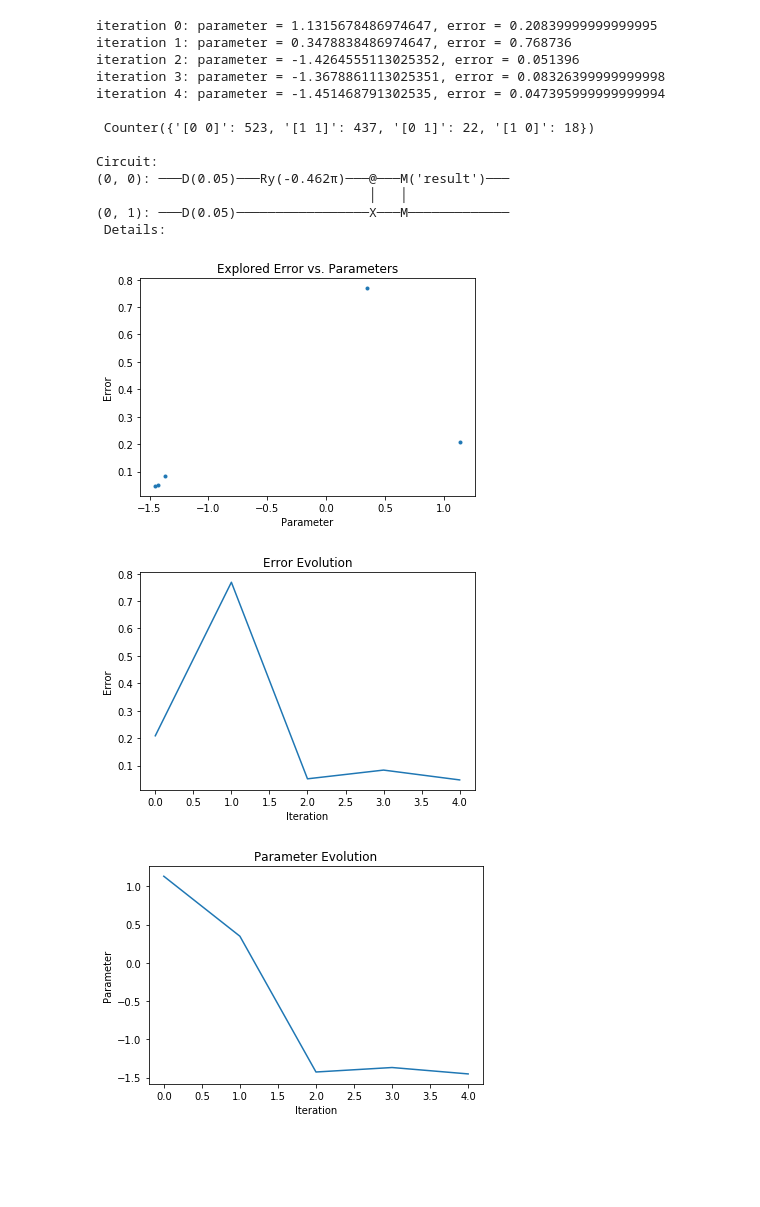
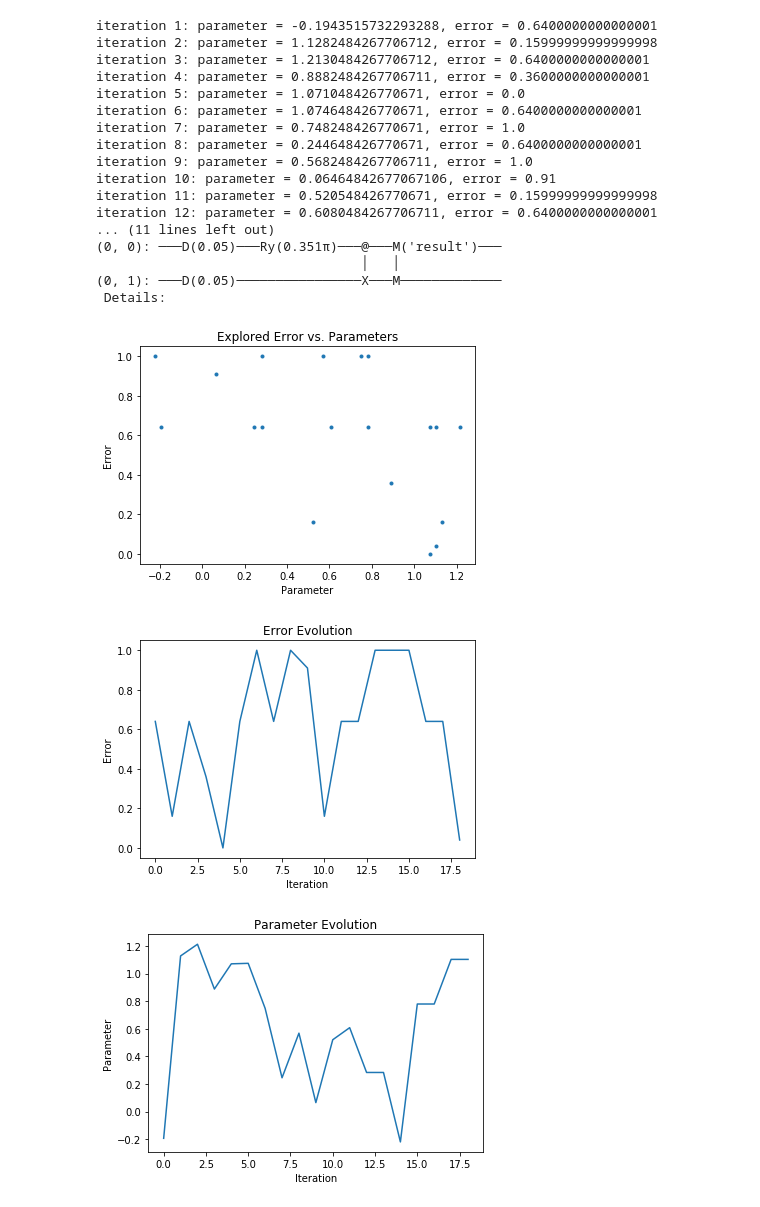
Before and after one commit to sebgrijalva/Cirq-code, a Jupyter notebook: QOSF/task2.ipynb, the cells around one changed output. Drawn from its saved outputs; the diff is of its cells as text; code cells hidden in the pictures; blank space fills up the shorter version.

```diff
--- a/QOSF/task2.ipynb
+++ b/QOSF/task2.ipynb
@@ -30,19 +30,19 @@ import matplotlib.pyplot as plt
 # %%
 def main(qubit_count = 2):
 
-    n_samples = 1000
-    parameter = 2*np.pi*(random.random()-1/2) #starting with our parameter somewhere btw -pi,pi
+    n_samples = 10
+    parameter = np.pi*(2*random.random()-1) #starting with our parameter somewhere btw -pi,pi
 
     error_data = []
     parameter_data = [parameter]
-    error = 1
+    error = 0.9
     step = 0.01 #for gradient descent
 
     # Choose qubits to use.
     input_qubits = [cirq.GridQubit(0,0),cirq.GridQubit(0, 1)]
 
     scanning = True
-    iterations = 0
+    iterations = 1
     while scanning and iterations < 100:
         # Build circuit (with updated parameter):
         circuit = make_circuit(input_qubits, parameter)
@@ -71,11 +71,11 @@ def main(qubit_count = 2):
 
         error_data.append(new_error)
         print(f'iteration {iterations}: parameter = {parameter}, error = {new_error}')
-        if new_error < 0.05:
+        if new_error < 0.05 and iterations > 10:
             scanning = False
         else:
             # go against max descent and big error. If True, force symmetric state |00> + |11>. If False, force antisymmetric state |00> - |11>
-            parameter += - step*(new_error - error) - np.sign(new_error - error)*new_error + get_sym_state(parameter,False)
+            parameter += - step*(new_error - error) - 0.5*np.sign(new_error - error)*new_error + get_sym_state(parameter,True)
             error = new_error
             parameter_data.append(parameter)
 
@@ -91,7 +91,7 @@ def main(qubit_count = 2):
     plt.title('Explored Error vs. Parameters')
     plt.xlabel('Parameter')
     plt.ylabel('Error')
-    plt.plot(parameter_data,error_data,'.')
+    plt.plot(parameter_data[:len(error_data)], error_data,'.')
 
     plt.figure(1)
     plt.title('Error Evolution')
@@ -110,45 +110,49 @@ def get_sym_state(parameter, choice):
     if choice:
         return np.heaviside(-parameter,0)
     else:
         return - np.sign(parameter)*np.heaviside(parameter,0)
 
 
 def make_circuit(qubits,theta):
     """Generates a state with equal probability of being in |00> and |11>"""
 
     c = cirq.Circuit()
 
     c.append([
         # add noise (5% probability of getting some Pauli gates scrambling our system)
         cirq.DepolarizingChannel(0.05).on(qubits[0]),
         cirq.DepolarizingChannel(0.05).on(qubits[1]),
 
         # put gates in the circuit
         cirq.ry(theta)(qubits[0]),
         cirq.CNOT(qubits[0],qubits[1]),
 
         # measure state
         cirq.measure(*qubits, key='result')
     ])
 
     return c
 
 if __name__ == '__main__':
     main()
 # %% [output]
-iteration 0: parameter = 1.1315678486974647, error = 0.20839999999999995
-iteration 1: parameter = 0.3478838486974647, error = 0.768736
-iteration 2: parameter = -1.4264555113025352, error = 0.051396
-iteration 3: parameter = -1.3678861113025351, error = 0.08326399999999998
-iteration 4: parameter = -1.451468791302535, error = 0.047395999999999994
-
- Counter({'[0 0]': 523, '[1 1]': 437, '[0 1]': 22, '[1 0]': 18})
-
-Circuit:
-(0, 0): ───D(0.05)───Ry(-0.462π)───@───M('result')───
-                                   │   │
-(0, 1): ───D(0.05)─────────────────X───M─────────────
+iteration 1: parameter = -0.1943515732293288, error = 0.6400000000000001
+iteration 2: parameter = 1.1282484267706712, error = 0.15999999999999998
+iteration 3: parameter = 1.2130484267706712, error = 0.6400000000000001
+iteration 4: parameter = 0.8882484267706711, error = 0.3600000000000001
+iteration 5: parameter = 1.071048426770671, error = 0.0
+iteration 6: parameter = 1.074648426770671, error = 0.6400000000000001
+iteration 7: parameter = 0.748248426770671, error = 1.0
+iteration 8: parameter = 0.244648426770671, error = 0.6400000000000001
+iteration 9: parameter = 0.5682484267706711, error = 1.0
+iteration 10: parameter = 0.06464842677067106, error = 0.91
+iteration 11: parameter = 0.520548426770671, error = 0.15999999999999998
+iteration 12: parameter = 0.6080484267706711, error = 0.6400000000000001
+... (11 lines left out)
+(0, 0): ───D(0.05)───Ry(0.351π)───@───M('result')───
+                                  │   │
+(0, 1): ───D(0.05)────────────────X───M─────────────
  Details:
-[figure, old version]
+[figure, new version]
-[figure, old version]
+[figure, new version]
-[figure, old version]
+[figure, new version]
```
Also changed, not shown: parts of 1 cell of this notebook.
